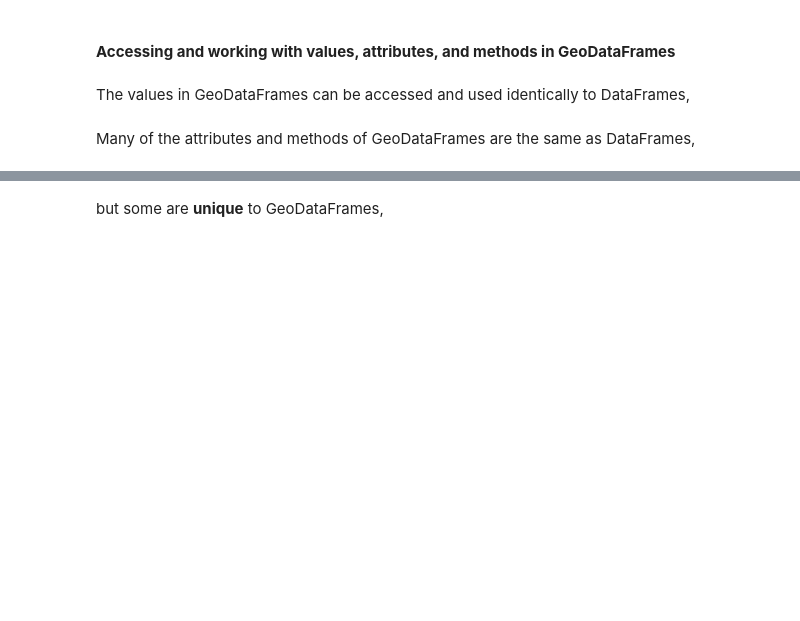
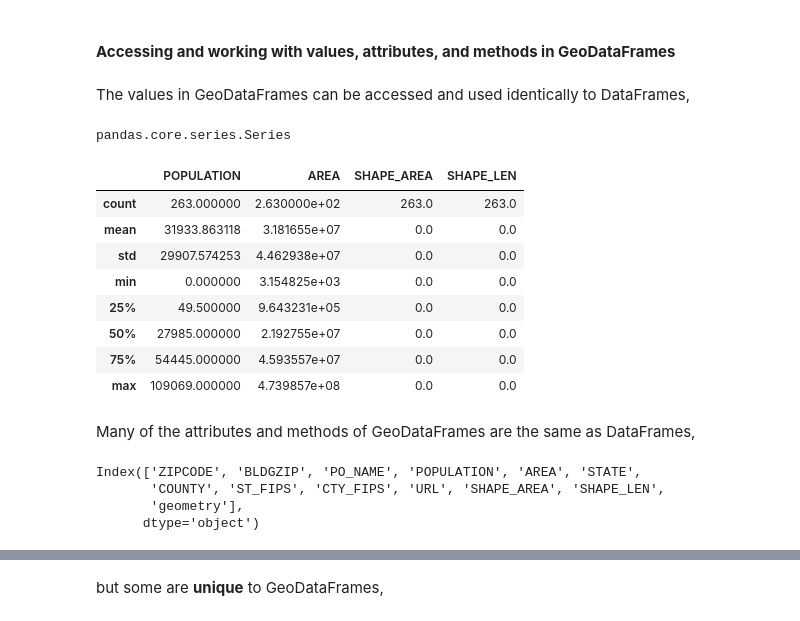
Before and after one commit to ReidelVichot/DSTEP23, a Jupyter notebook: week_8/dstep23_geospatial_intro_part2.ipynb, the cells around one changed output, grey strips where cells are left out. Drawn from its saved outputs; the diff is of its cells as text; code cells hidden in the pictures; blank space fills up the shorter version.

```diff
--- a/week_8/dstep23_geospatial_intro_part2.ipynb
+++ b/week_8/dstep23_geospatial_intro_part2.ipynb
@@ -63,11 +93,31 @@ fig.show()
 The values in GeoDataFrames can be accessed and used identically to DataFrames,
 # %%
 # -- display the "POPULATION" column
+zshps["POPULATION"]
+# %% [output]
+pandas.core.series.Series
 # %%
 # -- calculate summary statistics of the various numerical columns
+zshps.describe()
+# %% [output]
+|  | POPULATION | AREA | SHAPE_AREA | SHAPE_LEN |
+| count | 263.000000 | 2.630000e+02 | 263.0 | 263.0 |
+| mean | 31933.863118 | 3.181655e+07 | 0.0 | 0.0 |
+| std | 29907.574253 | 4.462938e+07 | 0.0 | 0.0 |
+| min | 0.000000 | 3.154825e+03 | 0.0 | 0.0 |
+| 25% | 49.500000 | 9.643231e+05 | 0.0 | 0.0 |
+| 50% | 27985.000000 | 2.192755e+07 | 0.0 | 0.0 |
+| 75% | 54445.000000 | 4.593557e+07 | 0.0 | 0.0 |
+| max | 109069.000000 | 4.739857e+08 | 0.0 | 0.0 |
 # %% [markdown]
 Many of the attributes and methods of GeoDataFrames are the same as DataFrames,
 # %%
 # -- print the columns attribute
+zshps.columns
+# %% [output]
+Index(['ZIPCODE', 'BLDGZIP', 'PO_NAME', 'POPULATION', 'AREA', 'STATE',
+       'COUNTY', 'ST_FIPS', 'CTY_FIPS', 'URL', 'SHAPE_AREA', 'SHAPE_LEN',
+       'geometry'],
+      dtype='object')
 # %%
 # -- access the 5th row
```
Also changed, not shown: parts of 23 cells of this notebook.
